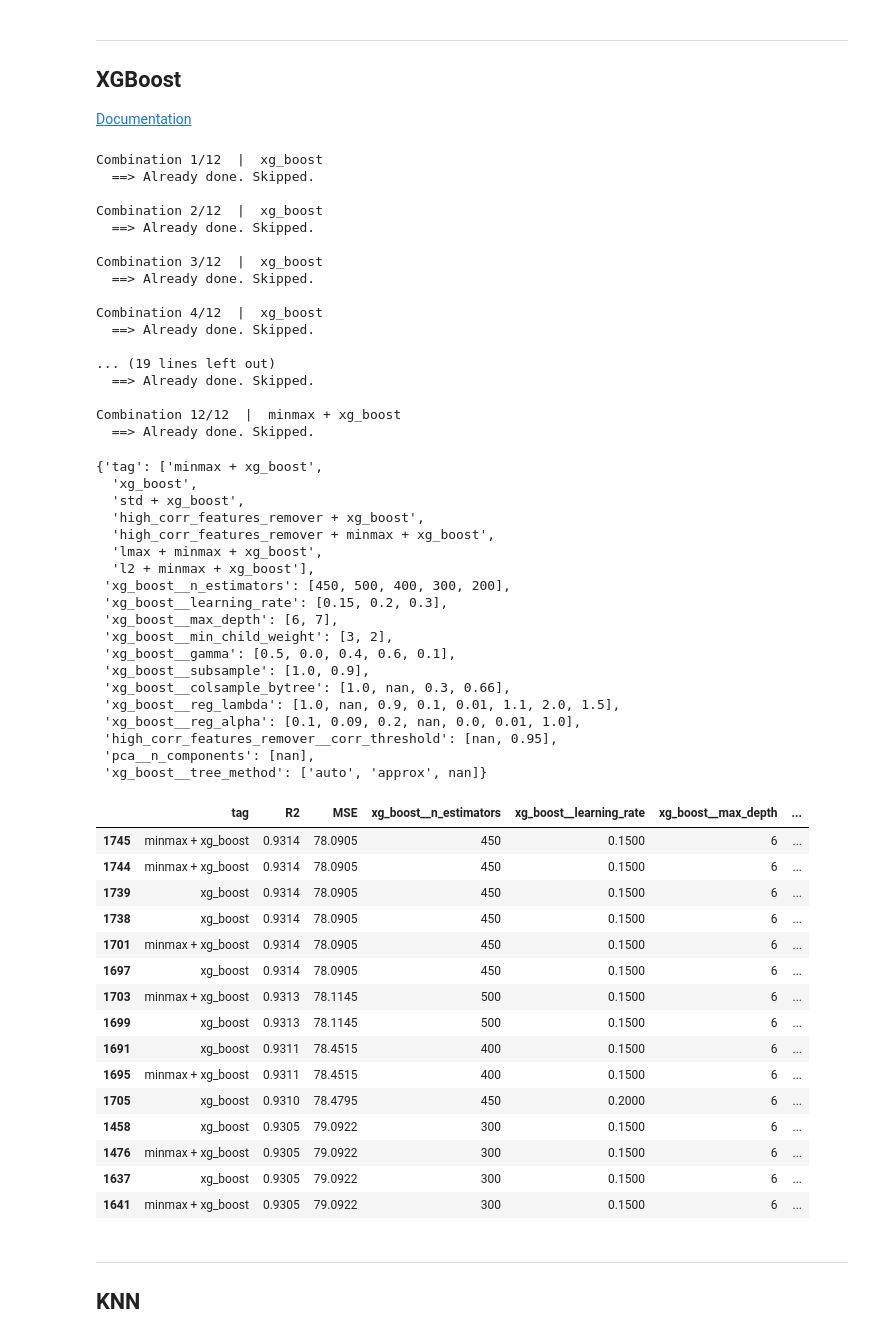
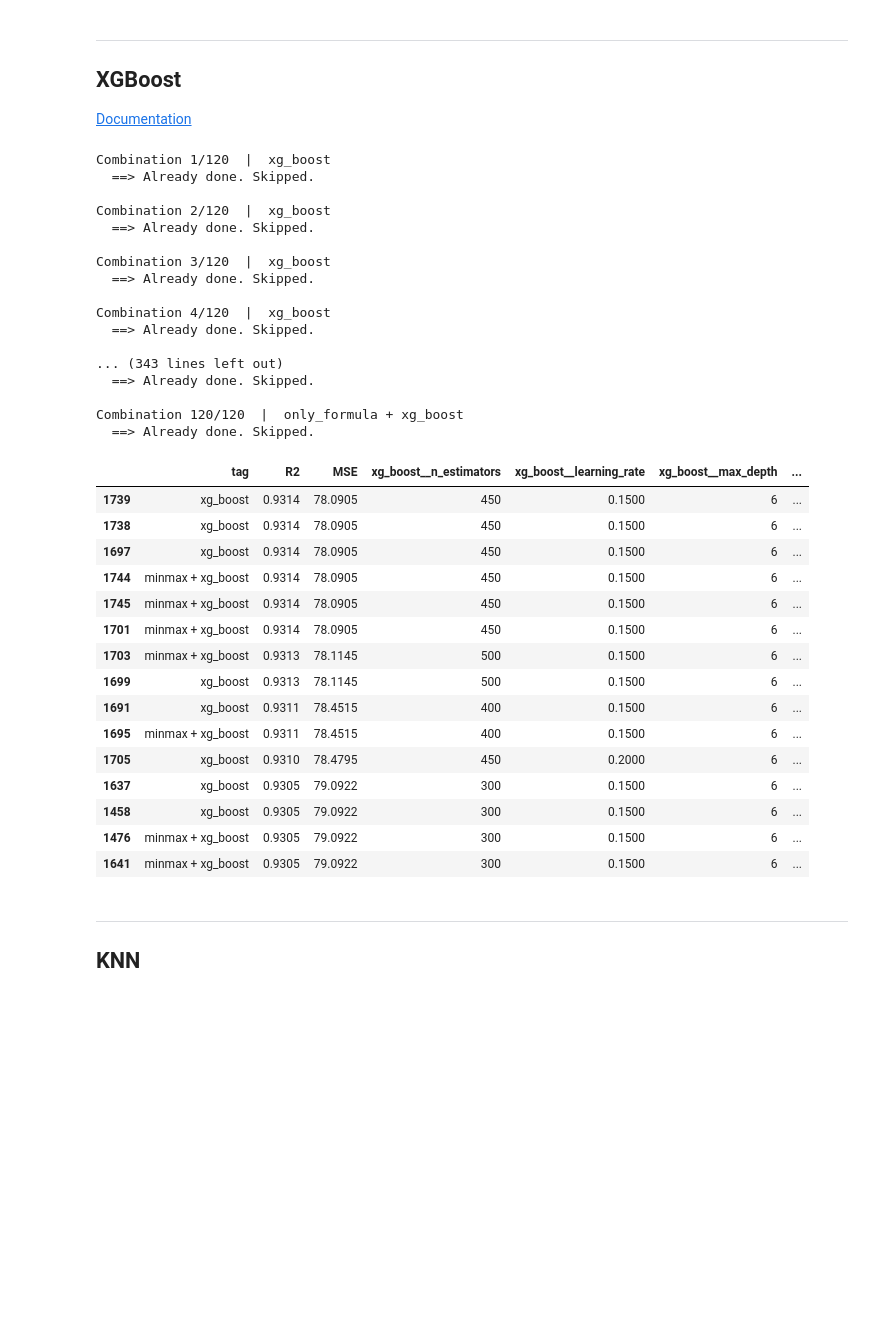
Before and after one commit to RiccardoEvangelisti/Critical-temperature-of-superconductors, a Jupyter notebook: 1_Training.ipynb, the cells around one changed output. Drawn from its saved outputs; the diff is of its cells as text; code cells hidden in the pictures; blank space fills up the shorter version.

```diff
--- a/1_Training.ipynb
+++ b/1_Training.ipynb
@@ -190,7 +127,7 @@ if OUTLIER_REMOVAL:
 high_corr_features_remover_step = Step(
     "high_corr_features_remover",
     HighCorrFeaturesRemover(),
-    {"corr_threshold": 0.95},
+    {"corr_threshold": [0.85, 0.95, 0.99]},
 )
 only_properties_step = Step(
     "only_properties",
@@ -224,8 +161,7 @@ pca_step = Step(
     "pca",
     PCA(random_state=RANDOM_STATE),
     {
-        "n_components": [0.95],
-        # "whiten": [True, False],
+        "n_components": [0.85, 0.95, 0.99],
     },
 )
 # %% [markdown]
@@ -274,12 +171,3 @@ def grid_search(combinations: list[Combination], estimator_tag: str, save_result
-# %%
-def best_hyperparameters(file_name, percentage):
-    df = pd.read_csv(file_name)
-    samples = df.shape[0] * percentage // 100
-    df = df.sort_values(by="R2", ascending=False).drop(columns=["R2", "MSE"]).iloc[:samples]
-    results = dict()
-    for hyperparameter in df.columns:
-        results.update({hyperparameter: list(df[hyperparameter].unique())})
-    display(results)
 # %% [markdown]
 ---
 ## Linear Regression
@@ -480,79 +371,60 @@ xg_boost_step = Step(
         "reg_alpha": [0.1],  # 0, 0.01,
         "tree_method": ["exact", "approx", "auto"],
     },
 )
 
 combinations = extract_combinations(
     Pipe(xg_boost_step),
     #
     Pipe(minmax_step, xg_boost_step),
-    # Pipe(high_corr_features_remover_step, minmax_step, xg_boost_step),
+    Pipe(high_corr_features_remover_step, minmax_step, xg_boost_step),
     #
-    # Pipe(std_step, xg_boost_step),
-    # Pipe(std_step, pca_step, xg_boost_step),
+    Pipe(std_step, xg_boost_step),
+    Pipe(std_step, pca_step, xg_boost_step),
     #
-    # Pipe(high_corr_features_remover_step, std_step, pca_step, xg_boost_step),
+    Pipe(high_corr_features_remover_step, std_step, pca_step, xg_boost_step),
     #
-    # Pipe(only_properties_step, xg_boost_step),
-    # Pipe(only_formula_step, xg_boost_step),
+    Pipe(only_properties_step, xg_boost_step),
+    Pipe(only_formula_step, xg_boost_step),
 )
-grid_search(combinations, estimator_tag=estimator_tag)
+grid_search(OUTPUT_FOLDER, X_train, y_train, X_test, y_test, combinations, estimator_tag=estimator_tag)
 
 best_hyperparameters(OUTPUT_FOLDER + estimator_tag + "_output.csv", 10)
 
 print_results(OUTPUT_FOLDER + estimator_tag + "_output.csv", 15)
 # %% [output]
-Combination 1/12  |  xg_boost
+Combination 1/120  |  xg_boost
   ==> Already done. Skipped.
 
-Combination 2/12  |  xg_boost
+Combination 2/120  |  xg_boost
   ==> Already done. Skipped.
 
-Combination 3/12  |  xg_boost
+Combination 3/120  |  xg_boost
   ==> Already done. Skipped.
 
-Combination 4/12  |  xg_boost
+Combination 4/120  |  xg_boost
   ==> Already done. Skipped.
 
-... (19 lines left out)
+... (343 lines left out)
   ==> Already done. Skipped.
 
-Combination 12/12  |  minmax + xg_boost
+Combination 120/120  |  only_formula + xg_boost
   ==> Already done. Skipped.
-{'tag': ['minmax + xg_boost',
-  'xg_boost',
-  'std + xg_boost',
-  'high_corr_features_remover + xg_boost',
-  'high_corr_features_remover + minmax + xg_boost',
-  'lmax + minmax + xg_boost',
-  'l2 + minmax + xg_boost'],
- 'xg_boost__n_estimators': [450, 500, 400, 300, 200],
- 'xg_boost__learning_rate': [0.15, 0.2, 0.3],
- 'xg_boost__max_depth': [6, 7],
- 'xg_boost__min_child_weight': [3, 2],
- 'xg_boost__gamma': [0.5, 0.0, 0.4, 0.6, 0.1],
- 'xg_boost__subsample': [1.0, 0.9],
- 'xg_boost__colsample_bytree': [1.0, nan, 0.3, 0.66],
- 'xg_boost__reg_lambda': [1.0, nan, 0.9, 0.1, 0.01, 1.1, 2.0, 1.5],
- 'xg_boost__reg_alpha': [0.1, 0.09, 0.2, nan, 0.0, 0.01, 1.0],
- 'high_corr_features_remover__corr_threshold': [nan, 0.95],
- 'pca__n_components': [nan],
- 'xg_boost__tree_method': ['auto', 'approx', nan]}
 |  | tag | R2 | MSE | xg_boost__n_estimators | xg_boost__learning_rate | xg_boost__max_depth | ... |
-| 1745 | minmax + xg_boost | 0.9314 | 78.0905 | 450 | 0.1500 | 6 | ... |
-| 1744 | minmax + xg_boost | 0.9314 | 78.0905 | 450 | 0.1500 | 6 | ... |
 | 1739 | xg_boost | 0.9314 | 78.0905 | 450 | 0.1500 | 6 | ... |
 | 1738 | xg_boost | 0.9314 | 78.0905 | 450 | 0.1500 | 6 | ... |
+| 1697 | xg_boost | 0.9314 | 78.0905 | 450 | 0.1500 | 6 | ... |
+| 1744 | minmax + xg_boost | 0.9314 | 78.0905 | 450 | 0.1500 | 6 | ... |
+| 1745 | minmax + xg_boost | 0.9314 | 78.0905 | 450 | 0.1500 | 6 | ... |
 | 1701 | minmax + xg_boost | 0.9314 | 78.0905 | 450 | 0.1500 | 6 | ... |
-| 1697 | xg_boost | 0.9314 | 78.0905 | 450 | 0.1500 | 6 | ... |
 | 1703 | minmax + xg_boost | 0.9313 | 78.1145 | 500 | 0.1500 | 6 | ... |
 | 1699 | xg_boost | 0.9313 | 78.1145 | 500 | 0.1500 | 6 | ... |
 | 1691 | xg_boost | 0.9311 | 78.4515 | 400 | 0.1500 | 6 | ... |
 | 1695 | minmax + xg_boost | 0.9311 | 78.4515 | 400 | 0.1500 | 6 | ... |
 | 1705 | xg_boost | 0.9310 | 78.4795 | 450 | 0.2000 | 6 | ... |
+| 1637 | xg_boost | 0.9305 | 79.0922 | 300 | 0.1500 | 6 | ... |
 | 1458 | xg_boost | 0.9305 | 79.0922 | 300 | 0.1500 | 6 | ... |
 | 1476 | minmax + xg_boost | 0.9305 | 79.0922 | 300 | 0.1500 | 6 | ... |
-| 1637 | xg_boost | 0.9305 | 79.0922 | 300 | 0.1500 | 6 | ... |
 | 1641 | minmax + xg_boost | 0.9305 | 79.0922 | 300 | 0.1500 | 6 | ... |
 # %% [markdown]
 ---
```
Also changed, not shown: parts of 10 cells of this notebook, 2 other files.
